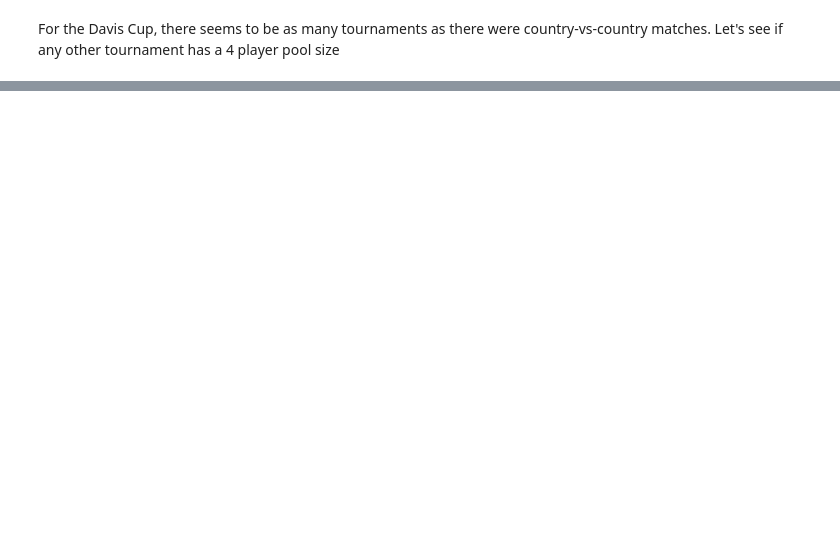
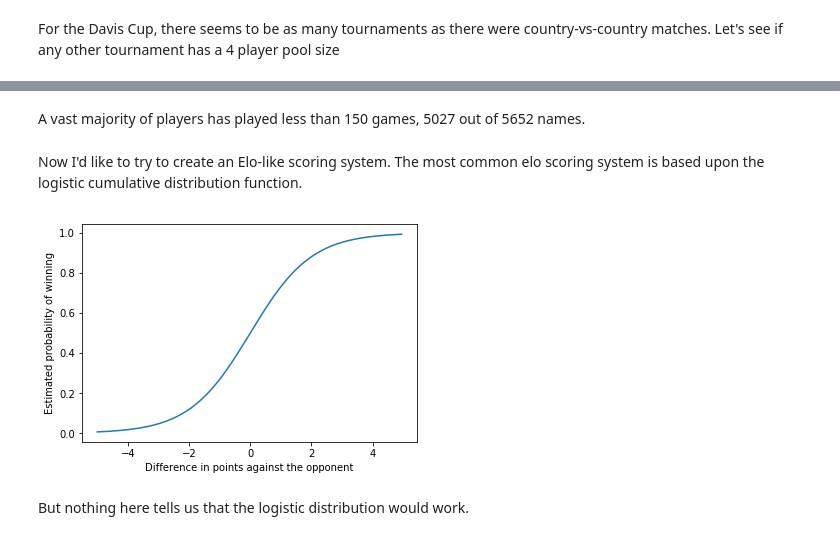
Before and after one commit to daillouf/CasinoRoyal, a Jupyter notebook: Tennis.ipynb, the cells around one changed output, grey strips where cells are left out. Drawn from its saved outputs; the diff is of its cells as text; code cells hidden in the pictures; blank space fills up the shorter version.

```diff
--- a/Tennis.ipynb
+++ b/Tennis.ipynb
@@ -116,0 +166,15 @@ tennis_atp_records.where(tennis_atp_records.loc[:,['winner_name']]=='Jean michel
+# %% [markdown]
+A vast majority of players has played less than 150 games, 5027 out of 5652 names.
+# %% [markdown]
+Now I'd like to try to create an Elo-like scoring system. The most common elo scoring system is based upon the logistic  cumulative distribution function.
+# %%
+x = np.arange(-100,100)/20
+y = 1/(1+np.exp(-x))
+plt.plot(x, y)
+plt.xlabel('Difference in points against the opponent')
+plt.ylabel('Estimated probability of winning')
+plt.show()
+# %% [output]
+[figure, added]
+# %% [markdown]
+But nothing here tells us that the logistic distribution would work.
```
Also changed, not shown: parts of 53 cells of this notebook.
